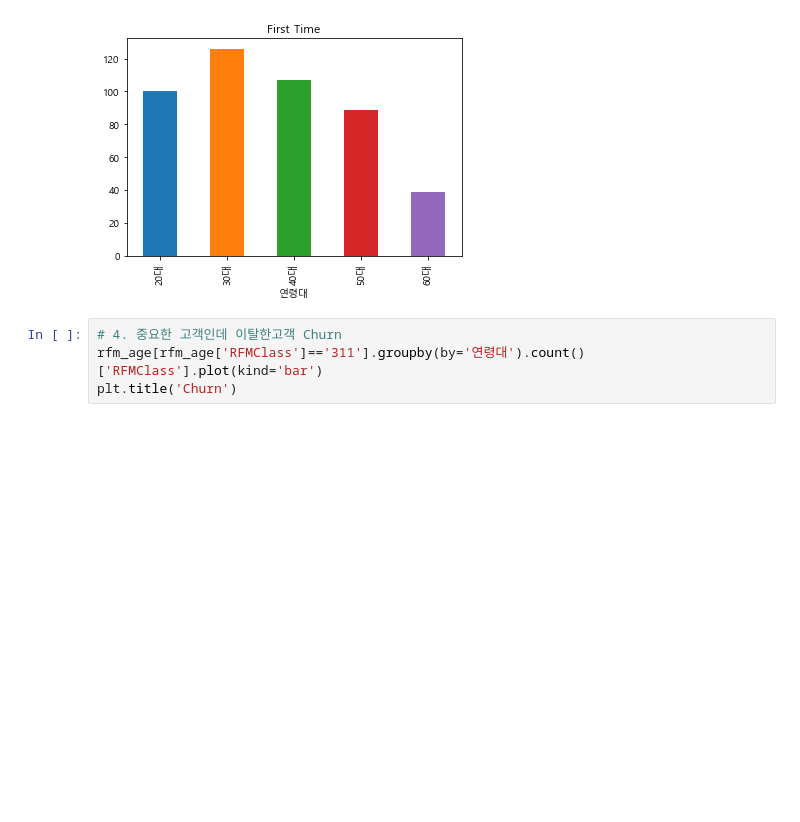
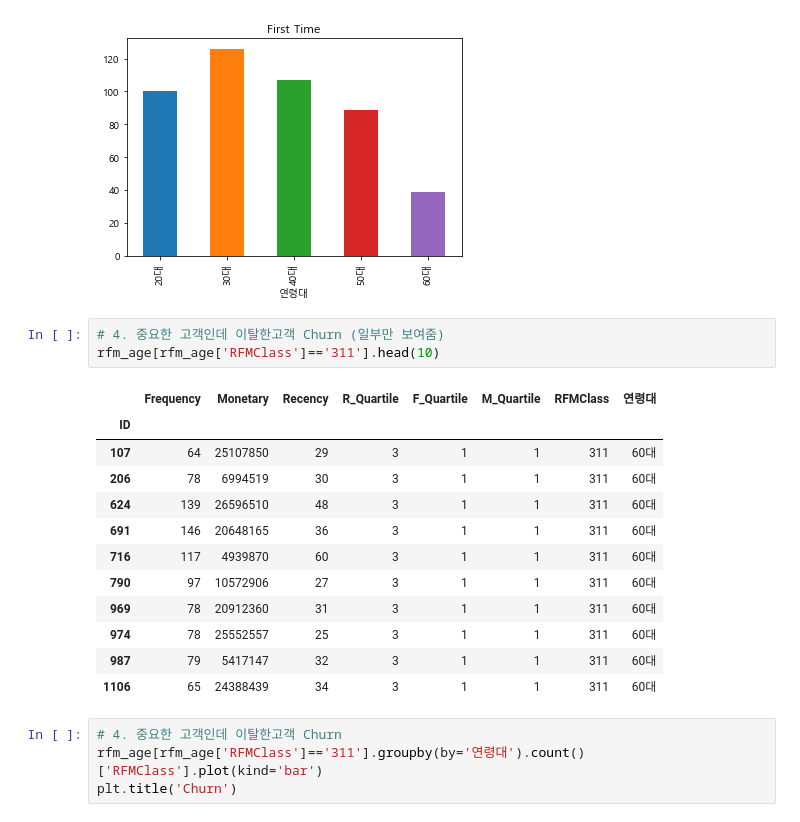
Before and after one commit to vlufoot/smu_team_6, a Jupyter notebook: RFM_segmentation.ipynb, the cells around one changed output. Saved outputs shown, nothing was run; the diff lists cells and outputs as text; blank space fills up the shorter version.

```diff
--- a/RFM_segmentation.ipynb
+++ b/RFM_segmentation.ipynb
@@ -164,6 +212,22 @@ plt.title('First Time')
 # %% [output]
 Text(0.5,1,'First Time')
 [figure]
+# %%
+# 4. 중요한 고객인데 이탈한고객 Churn (일부만 보여줌)
+rfm_age[rfm_age['RFMClass']=='311'].head(10)
+# %% [output]
+|  | Frequency | Monetary | Recency | R_Quartile | F_Quartile | M_Quartile | RFMClass | 연령대 |
+| ID |  |  |  |  |  |  |  |  |
+| 107 | 64 | 25107850 | 29 | 3 | 1 | 1 | 311 | 60대 |
+| 206 | 78 | 6994519 | 30 | 3 | 1 | 1 | 311 | 60대 |
+| 624 | 139 | 26596510 | 48 | 3 | 1 | 1 | 311 | 60대 |
+| 691 | 146 | 20648165 | 36 | 3 | 1 | 1 | 311 | 60대 |
+| 716 | 117 | 4939870 | 60 | 3 | 1 | 1 | 311 | 60대 |
+| 790 | 97 | 10572906 | 27 | 3 | 1 | 1 | 311 | 60대 |
+| 969 | 78 | 20912360 | 31 | 3 | 1 | 1 | 311 | 60대 |
+| 974 | 78 | 25552557 | 25 | 3 | 1 | 1 | 311 | 60대 |
+| 987 | 79 | 5417147 | 32 | 3 | 1 | 1 | 311 | 60대 |
+| 1106 | 65 | 24388439 | 34 | 3 | 1 | 1 | 311 | 60대 |
 # %%
 # 4. 중요한 고객인데 이탈한고객 Churn
 rfm_age[rfm_age['RFMClass']=='311'].groupby(by='연령대').count()['RFMClass'].plot(kind='bar')
```
Also changed, not shown: parts of 4 cells of this notebook.
